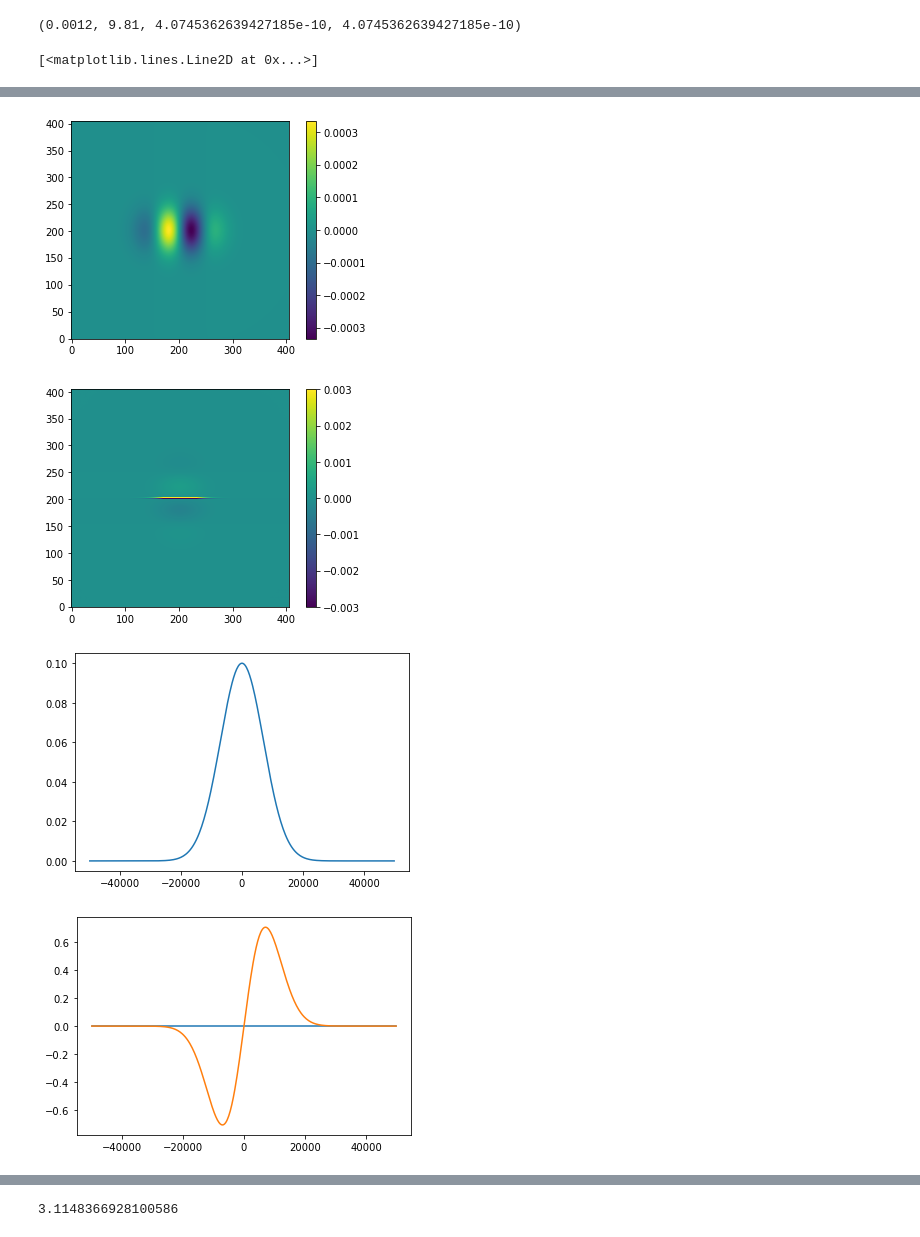
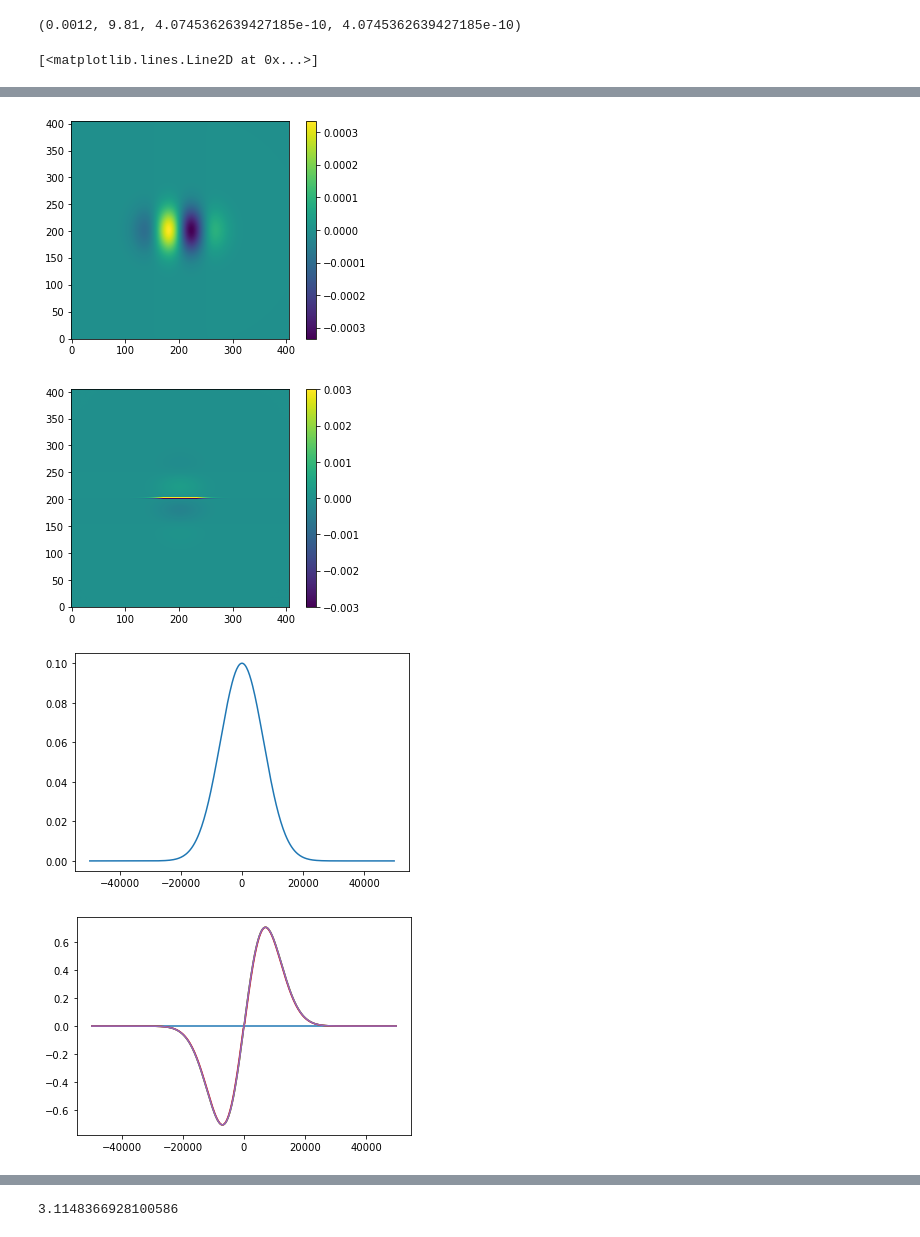
Before and after one commit to havahol/miscGPUOcean, a Jupyter notebook: CDKLM-reproduction/myownsteadystate.ipynb, the cells around one changed output, grey strips where cells are left out. Saved outputs shown, nothing was run; the diff lists cells and outputs as text; code cells hidden in the pictures.

```diff
--- a/CDKLM-reproduction/myownsteadystate.ipynb
+++ b/CDKLM-reproduction/myownsteadystate.ipynb
@@ -149,8 +149,10 @@ for j in range(ny):
         hu0[2+j, 2+i] =  init_hu( x[i], y[j], a, b, H_const, sim_args["g"], sim_args["f"])
         hv0[2+j, 2+i] =  init_hv( x[i], y[j], a, b, H_const, sim_args["g"], sim_args["f"])
 
-num_hv0 = numerical_hv(eta0, H_const, sim_args["g"], sim_args["f"], sim_args["dx"])
+num_hv0 = numerical_hv(eta0, H_const, sim_args["g"], sim_args["f"], sim_args["dx"], )
 num_hu0 = numerical_hu(eta0, H_const, sim_args["g"], sim_args["f"], sim_args["dy"], 1.5)
+num_hu0_1 = numerical_hu(eta0, H_const, sim_args["g"], sim_args["f"], sim_args["dy"], 1)
+num_hu0_2 = numerical_hu(eta0, H_const, sim_args["g"], sim_args["f"], sim_args["dy"], 2)
 
 data_args = {
     "H" : H,
@@ -172,31 +174,34 @@ plt.figure()
 plt.imshow(data_args["hv0"], origin="lower")
 plt.colorbar()
 
 
 plt.figure()
 plt.imshow(num_hv0, origin="lower")
 plt.colorbar()
 
 plt.figure()
 plt.imshow(hv0 - num_hv0, origin="lower")
 plt.colorbar()
 plt.figure()
 plt.imshow(hu0 - num_hu0, origin="lower", vmin=-0.003, vmax=0.003)
 plt.colorbar()
 
 
 plt.figure()
 plt.plot(x, eta0[2:-2, sim_args["nx"]//2 + 2])
 plt.figure()
 plt.plot(x, hv0[2:-2, sim_args["nx"]//2 + 2])
 plt.plot(x, hu0[2:-2, sim_args["nx"]//2 + 2])
+plt.plot(x, num_hu0[2:-2, sim_args["nx"]//2 + 2])
+plt.plot(x, num_hu0_1[2:-2, sim_args["nx"]//2 + 2])
+plt.plot(x, num_hu0_2[2:-2, sim_args["nx"]//2 + 2])
 # %% [output]
 [<matplotlib.lines.Line2D at 0x...>]
 [figure]
 [figure]
 [figure]
 [figure]
 [figure]
 [figure]
 [figure]
-[figure, old version]
+[figure, new version]
```
Also changed, not shown: parts of 7 cells of this notebook.
